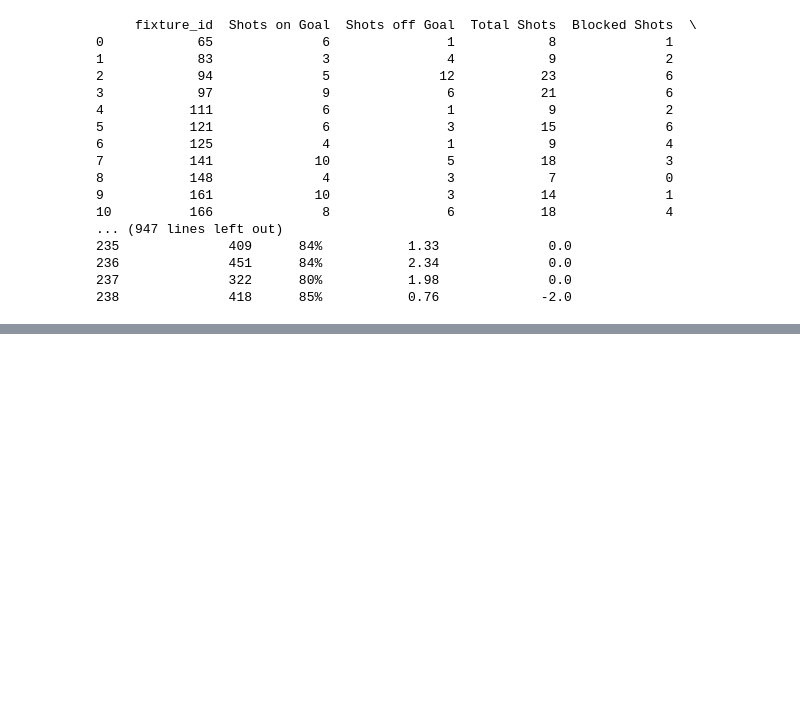
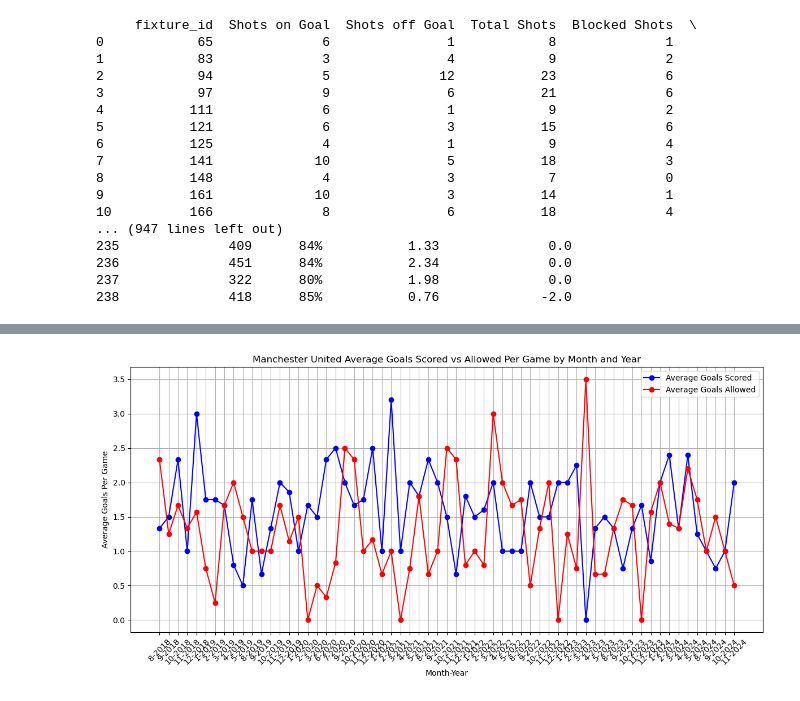
Before and after one commit to sballs9/Soccer_Team_Form_Analysis, a Jupyter notebook: data_collection.ipynb, the cells around one changed output, grey strips where cells are left out. Saved outputs shown, nothing was run; the diff lists cells and outputs as text; code cells hidden in the pictures; blank space fills up the shorter version.

```diff
--- a/data_collection.ipynb
+++ b/data_collection.ipynb
@@ -605,3 +611,11 @@ final_df.head(10)
+# %%
+final_df['date'] = pd.to_datetime(final_df['date'])
+
+final_df['year'] = final_df['date'].dt.year
+final_df['month'] = final_df['date'].dt.month
+final_df['day'] = final_df['date'].dt.day
+
+final_df = final_df.drop(columns=['date'])
 # %%
 final_df.columns
 # %% [output]
@@ -614 +628,5 @@ Index(['fixture_id', 'date', 'home_team', 'away_team', 'home_score',
       dtype='object')
+# %%
+final_df = final_df[['year', 'month', 'day', 'home_team', 'away_team', 'home_score', 'away_score', 'Ball Possession', 'Total Shots', 'Shots on Goal', 'Shots off Goal', 'expected_goals', 'Shots insidebox', 'Shots outsidebox','Blocked Shots', 'Corner Kicks', 'Offsides', 'Fouls','Yellow Cards', 'Red Cards', 'Goalkeeper Saves', 'Total passes', 'Passes accurate', 'Passes %']]
+
+final_df
@@ -614,0 +726,24 @@ Index(['fixture_id', 'date', 'home_team', 'away_team', 'home_score',
+# %%
+import matplotlib.pyplot as plt
+
+# Merge the two DataFrames on year and month
+combined_df = pd.merge(goals_per_game_by_month_year[['year', 'month', 'average_goals_per_game']],
+                       goals_allowed_per_game_by_month_year[['year', 'month', 'average_goals_allowed_per_game']],
+                       on=['year', 'month'])
+
+# Plotting
+plt.figure(figsize=(12, 6))
+plt.plot(combined_df['month'].astype(str) + '-' + combined_df['year'].astype(str),
+         combined_df['average_goals_per_game'], marker='o', linestyle='-', color='blue', label='Average Goals Scored')
+plt.plot(combined_df['month'].astype(str) + '-' + combined_df['year'].astype(str),
+         combined_df['average_goals_allowed_per_game'], marker='o', linestyle='-', color='red', label='Average Goals Allowed')
+plt.xlabel('Month-Year')
+plt.ylabel('Average Goals Per Game')
+plt.title('Manchester United Average Goals Scored vs Allowed Per Game by Month and Year')
+plt.xticks(rotation=45)
+plt.legend()
+plt.grid(True)
+plt.tight_layout()
+plt.show()
+# %% [output]
+[figure, added]
```
Also changed, not shown: parts of 7 cells of this notebook, 1 other file.
